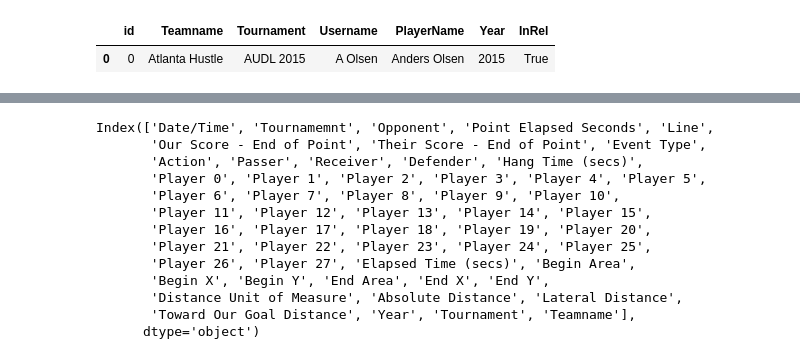
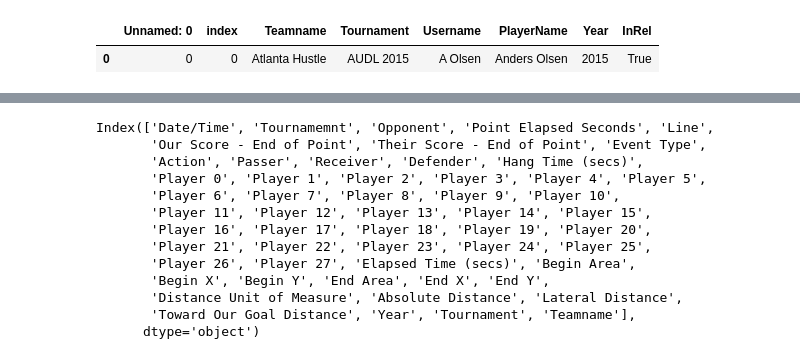
Before and after one commit to dfiorino/ultianalyticspull, a Jupyter notebook: notebooks/development/03-dwf-get-new-usernames.ipynb, the cells around one changed output, grey strips where cells are left out. Saved outputs shown, nothing was run; the diff lists cells and outputs as text; code cells hidden in the pictures.

```diff
--- a/notebooks/development/03-dwf-get-new-usernames.ipynb
+++ b/notebooks/development/03-dwf-get-new-usernames.ipynb
@@ -7,13 +7,13 @@ sys.path.append('../../lib/')
 import audlutils as au
 import numpy as np
 # %%
-user_names = pd.read_csv('../../data/players/username_playername_relation.csv',encoding = "ISO-8859-1")
+user_names = pd.read_csv('../../data/supplemental/username_playername_relation.csv',encoding = "ISO-8859-1")
 all_team_names = user_names.Teamname.unique()
 user_names['InRel']=True
 user_names.head(1)
 # %% [output]
-|  | id | Teamname | Tournament | Username | PlayerName | Year | InRel |
-| 0 | 0 | Atlanta Hustle | AUDL 2015 | A Olsen | Anders Olsen | 2015 | True |
+|  | Unnamed: 0 | index | Teamname | Tournament | Username | PlayerName | Year | InRel |
+| 0 | 0 | 0 | Atlanta Hustle | AUDL 2015 | A Olsen | Anders Olsen | 2015 | True |
 # %%
 raw_list=[]
 for year in range(2014,2020):
```
Also changed, not shown: parts of 16 cells of this notebook, 26 other files.
